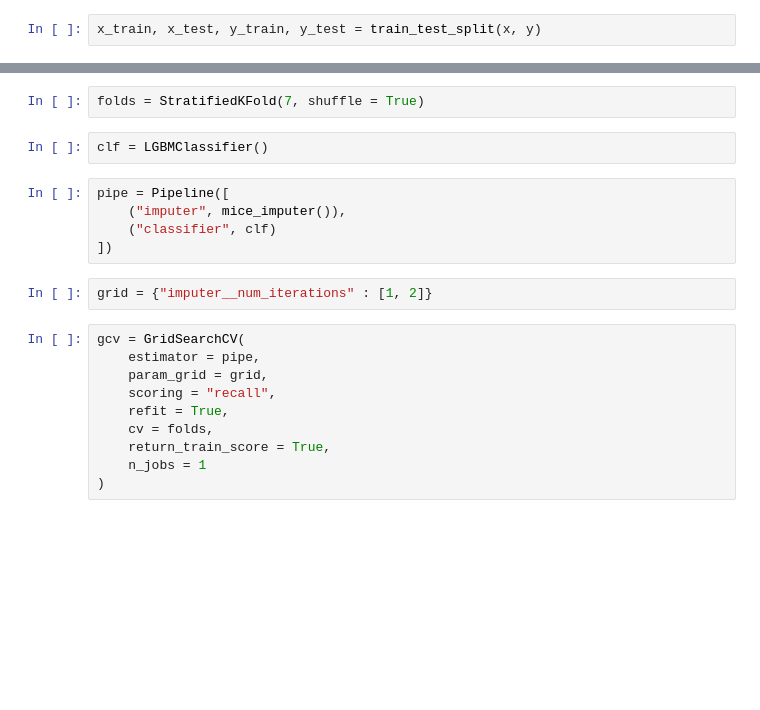
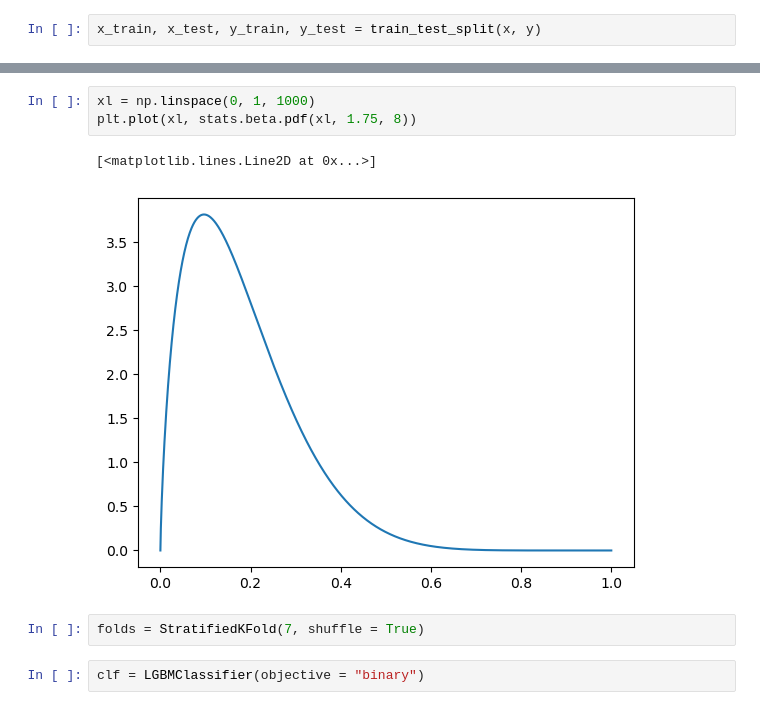
Before and after one commit to jmniehaus/cervical_cancer, a Jupyter notebook: cervical.ipynb, the cells around one changed output, grey strips where cells are left out. Saved outputs shown, nothing was run; the diff lists cells and outputs as text; blank space fills up the shorter version.

```diff
--- a/cervical.ipynb
+++ b/cervical.ipynb
@@ -260,21 +363,10 @@ class mice_imputer():
+# %%
+xl = np.linspace(0, 1, 1000)
+plt.plot(xl, stats.beta.pdf(xl, 1.75, 8))
+# %% [output]
+[<matplotlib.lines.Line2D at 0x...>]
+[figure, added]
 # %%
 folds = StratifiedKFold(7, shuffle = True)
 # %%
-clf = LGBMClassifier()
+clf = LGBMClassifier(objective = "binary")
-# %%
-pipe = Pipeline([
-    ("imputer", mice_imputer()),
-    ("classifier", clf)
-])
-# %%
-grid = {"imputer__num_iterations" : [1, 2]}
-# %%
-gcv = GridSearchCV(
-    estimator = pipe,
-    param_grid = grid,
-    scoring = "recall",
-    refit = True,
-    cv = folds,
-    return_train_score = True,
-    n_jobs = 1
-)
```
Also changed, not shown: parts of 33 cells of this notebook, 1 other file.
